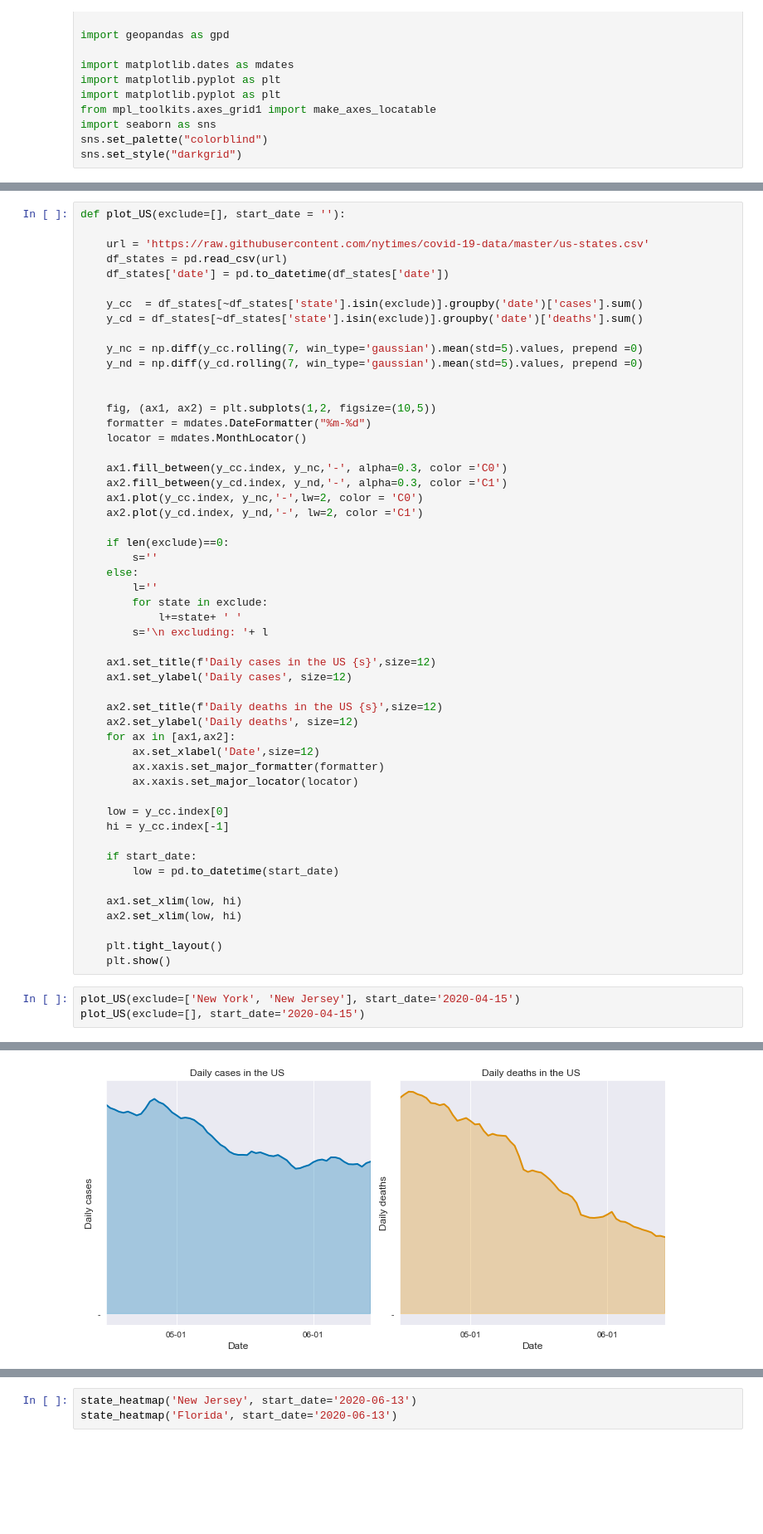
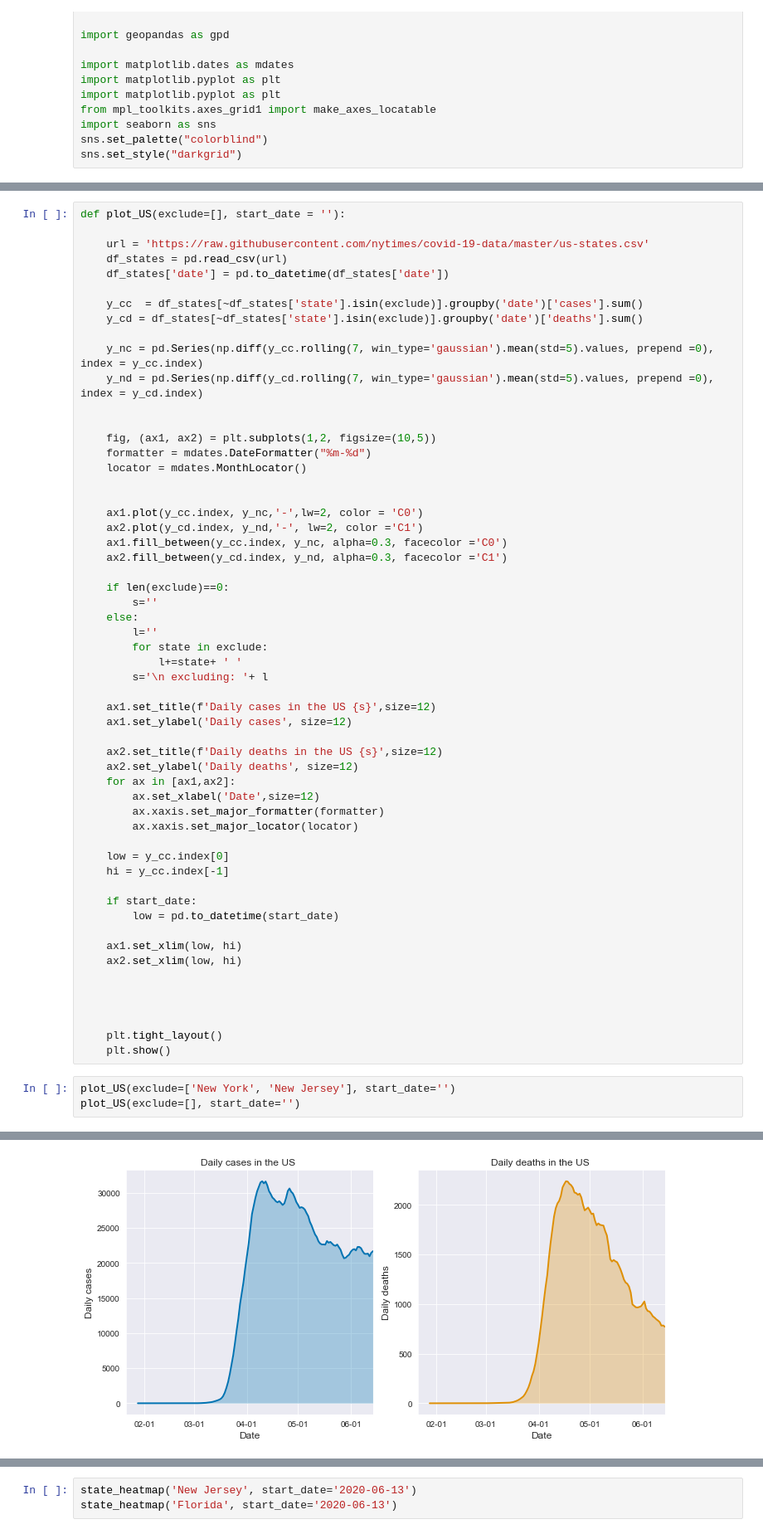
Before and after one commit to NikhilTilak/COVID19, a Jupyter notebook: Notebooks/covid19_visualizer.ipynb, the cells around one changed output, grey strips where cells are left out. Shown: that part at 83% size. Cells and saved outputs as stored; diff of their text form; blank space fills up the shorter version.

Commit message:
fixed y ticks in fill between

```diff
--- a/Notebooks/covid19_visualizer.ipynb
+++ b/Notebooks/covid19_visualizer.ipynb
@@ -149,18 +149,19 @@ def plot_US(exclude=[], start_date = ''):
     y_cc  = df_states[~df_states['state'].isin(exclude)].groupby('date')['cases'].sum()
     y_cd = df_states[~df_states['state'].isin(exclude)].groupby('date')['deaths'].sum()
 
-    y_nc = np.diff(y_cc.rolling(7, win_type='gaussian').mean(std=5).values, prepend =0)
-    y_nd = np.diff(y_cd.rolling(7, win_type='gaussian').mean(std=5).values, prepend =0)
+    y_nc = pd.Series(np.diff(y_cc.rolling(7, win_type='gaussian').mean(std=5).values, prepend =0), index = y_cc.index)
+    y_nd = pd.Series(np.diff(y_cd.rolling(7, win_type='gaussian').mean(std=5).values, prepend =0), index = y_cd.index)
 
 
     fig, (ax1, ax2) = plt.subplots(1,2, figsize=(10,5))
     formatter = mdates.DateFormatter("%m-%d")
     locator = mdates.MonthLocator()
 
-    ax1.fill_between(y_cc.index, y_nc,'-', alpha=0.3, color ='C0')
-    ax2.fill_between(y_cd.index, y_nd,'-', alpha=0.3, color ='C1')
+
     ax1.plot(y_cc.index, y_nc,'-',lw=2, color = 'C0')
     ax2.plot(y_cd.index, y_nd,'-', lw=2, color ='C1')
+    ax1.fill_between(y_cc.index, y_nc, alpha=0.3, facecolor ='C0')
+    ax2.fill_between(y_cd.index, y_nd, alpha=0.3, facecolor ='C1')
 
     if len(exclude)==0:
         s=''
@@ -189,9 +190,12 @@ def plot_US(exclude=[], start_date = ''):
     ax1.set_xlim(low, hi)
     ax2.set_xlim(low, hi)
 
+
+
+
     plt.tight_layout()
     plt.show()
 # %%
-plot_US(exclude=['New York', 'New Jersey'], start_date='2020-04-15')
-plot_US(exclude=[], start_date='2020-04-15')
+plot_US(exclude=['New York', 'New Jersey'], start_date='')
+plot_US(exclude=[], start_date='')
 # %% [output]
@@ -199,4 +203,4 @@ plot_US(exclude=[], start_date='2020-04-15')
-[figure, old version]
+[figure, new version]
 # %%
 def state_heatmap(state: str, start_date=''):
     """
```
Also changed, not shown: parts of 3 cells of this notebook.
